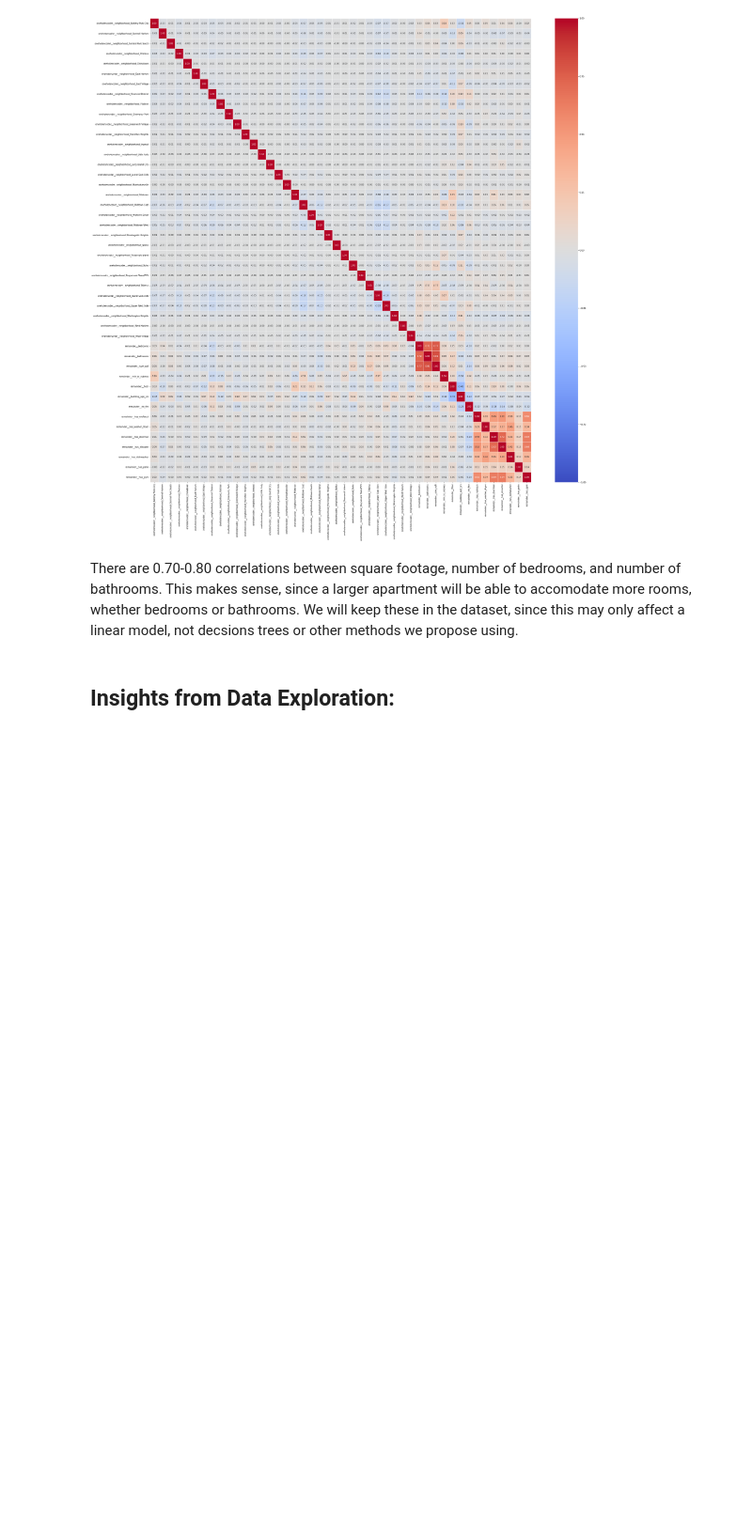
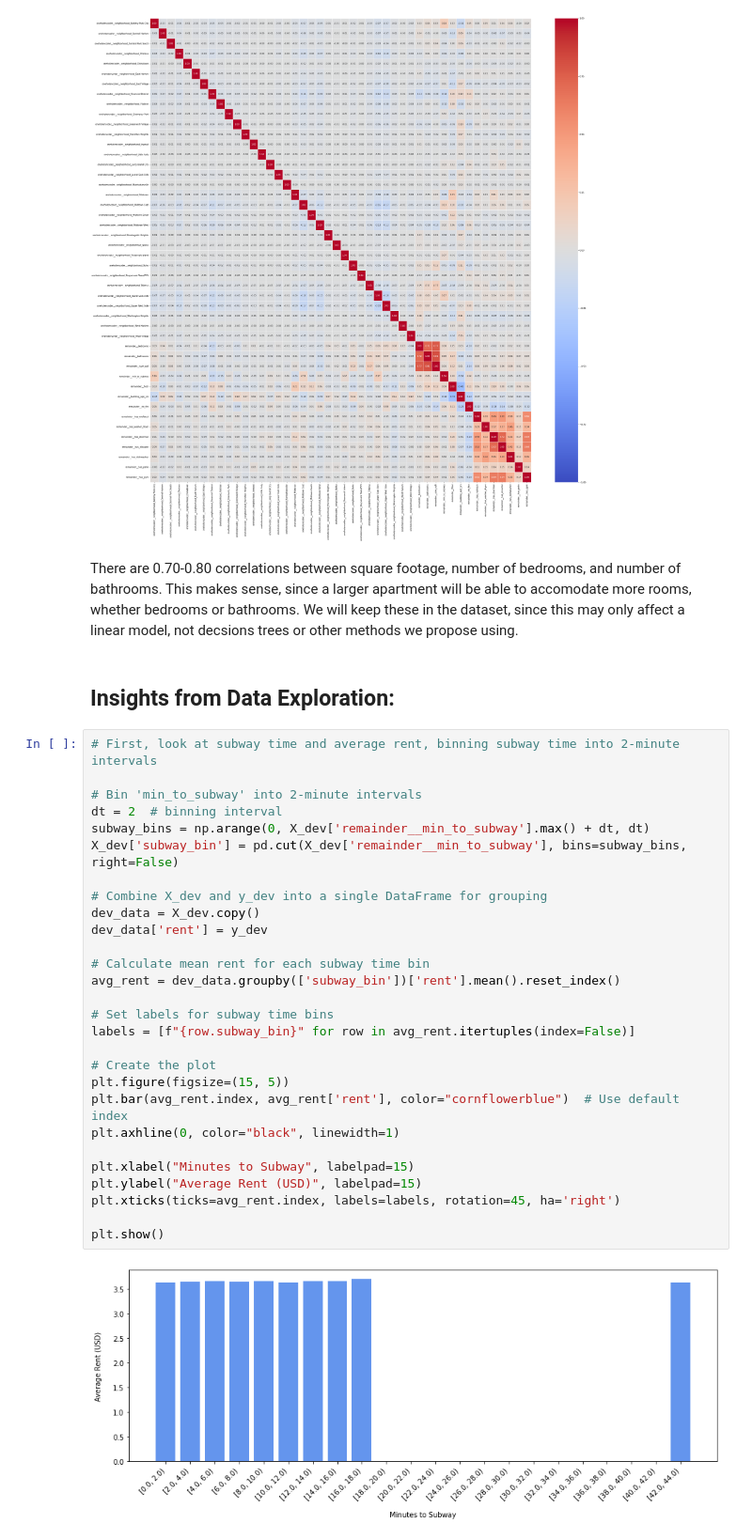
Before and after one commit to WilsonLiu2002/NYC-Rent-Prediction, a Jupyter notebook: Notebooks/Rent_Predict.ipynb, the cells around one changed output. Shown: that part at 94% size. Drawn from its saved outputs; the diff is of its cells as text; blank space fills up the shorter version.

Commit message:
Update Rent_Predict.ipynb
Added subway min and age to end of notebook

```diff
--- a/Notebooks/Rent_Predict.ipynb
+++ b/Notebooks/Rent_Predict.ipynb
@@ -209,3 +157,33 @@ plt.show()
 There are 0.70-0.80 correlations between square footage, number of bedrooms, and number of bathrooms. This makes sense, since a larger apartment will be able to accomodate more rooms, whether bedrooms or bathrooms. We will keep these in the dataset, since this may only affect a linear model, not decsions trees or other methods we propose using.
 # %% [markdown]
 ## __Insights from Data Exploration:__
+# %%
+# First, look at subway time and average rent, binning subway time into 2-minute intervals
+
+# Bin 'min_to_subway' into 2-minute intervals
+dt = 2  # binning interval
+subway_bins = np.arange(0, X_dev['remainder__min_to_subway'].max() + dt, dt)
+X_dev['subway_bin'] = pd.cut(X_dev['remainder__min_to_subway'], bins=subway_bins, right=False)
+
+# Combine X_dev and y_dev into a single DataFrame for grouping
+dev_data = X_dev.copy()
+dev_data['rent'] = y_dev
+
+# Calculate mean rent for each subway time bin
+avg_rent = dev_data.groupby(['subway_bin'])['rent'].mean().reset_index()
+
+# Set labels for subway time bins
+labels = [f"{row.subway_bin}" for row in avg_rent.itertuples(index=False)]
+
+# Create the plot
+plt.figure(figsize=(15, 5))
+plt.bar(avg_rent.index, avg_rent['rent'], color="cornflowerblue")  # Use default index
+plt.axhline(0, color="black", linewidth=1)
+
+plt.xlabel("Minutes to Subway", labelpad=15)
+plt.ylabel("Average Rent (USD)", labelpad=15)
+plt.xticks(ticks=avg_rent.index, labels=labels, rotation=45, ha='right')
+
+plt.show()
+# %% [output]
+[figure, added]
```
Also changed, not shown: parts of 3 cells of this notebook.
